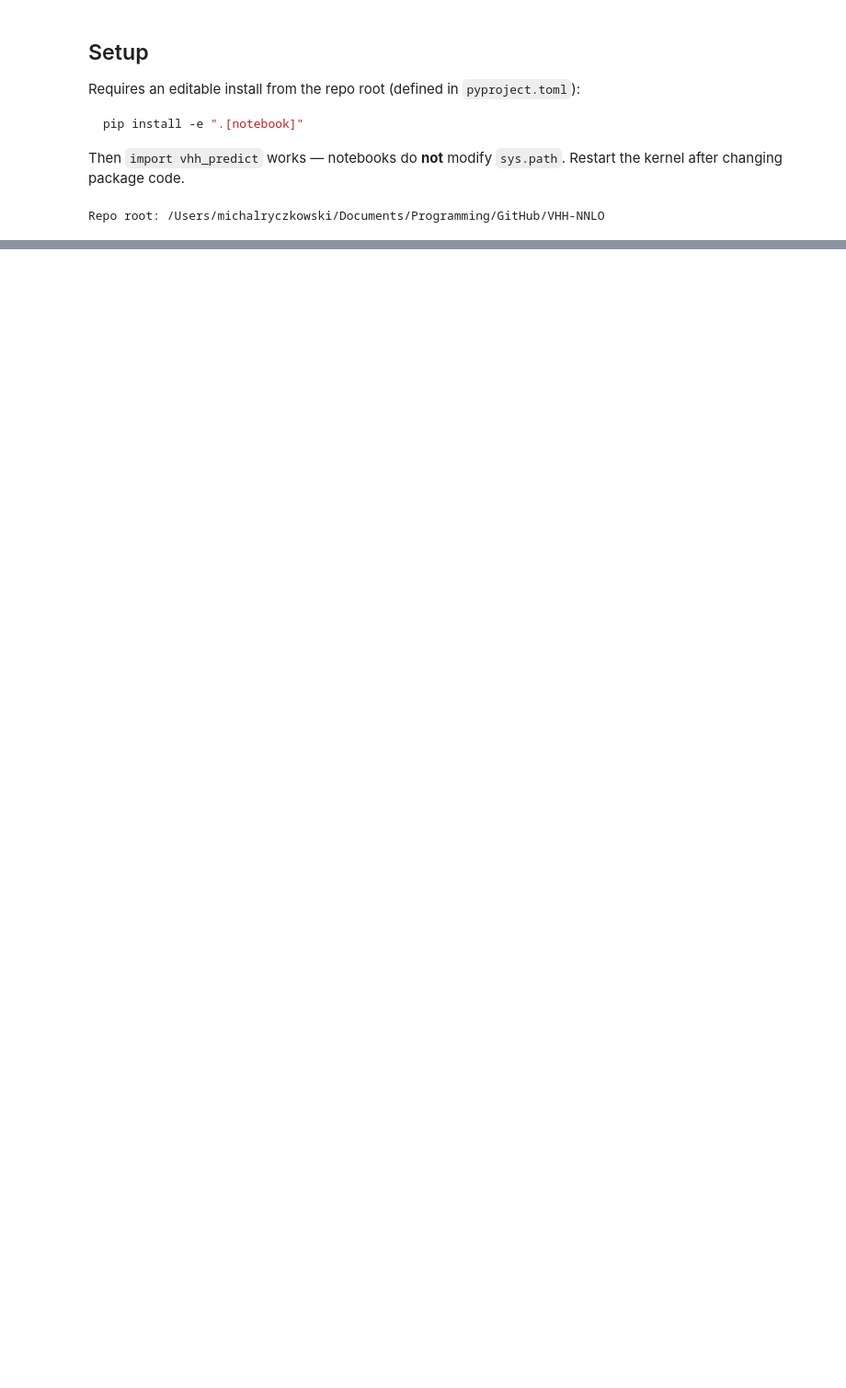
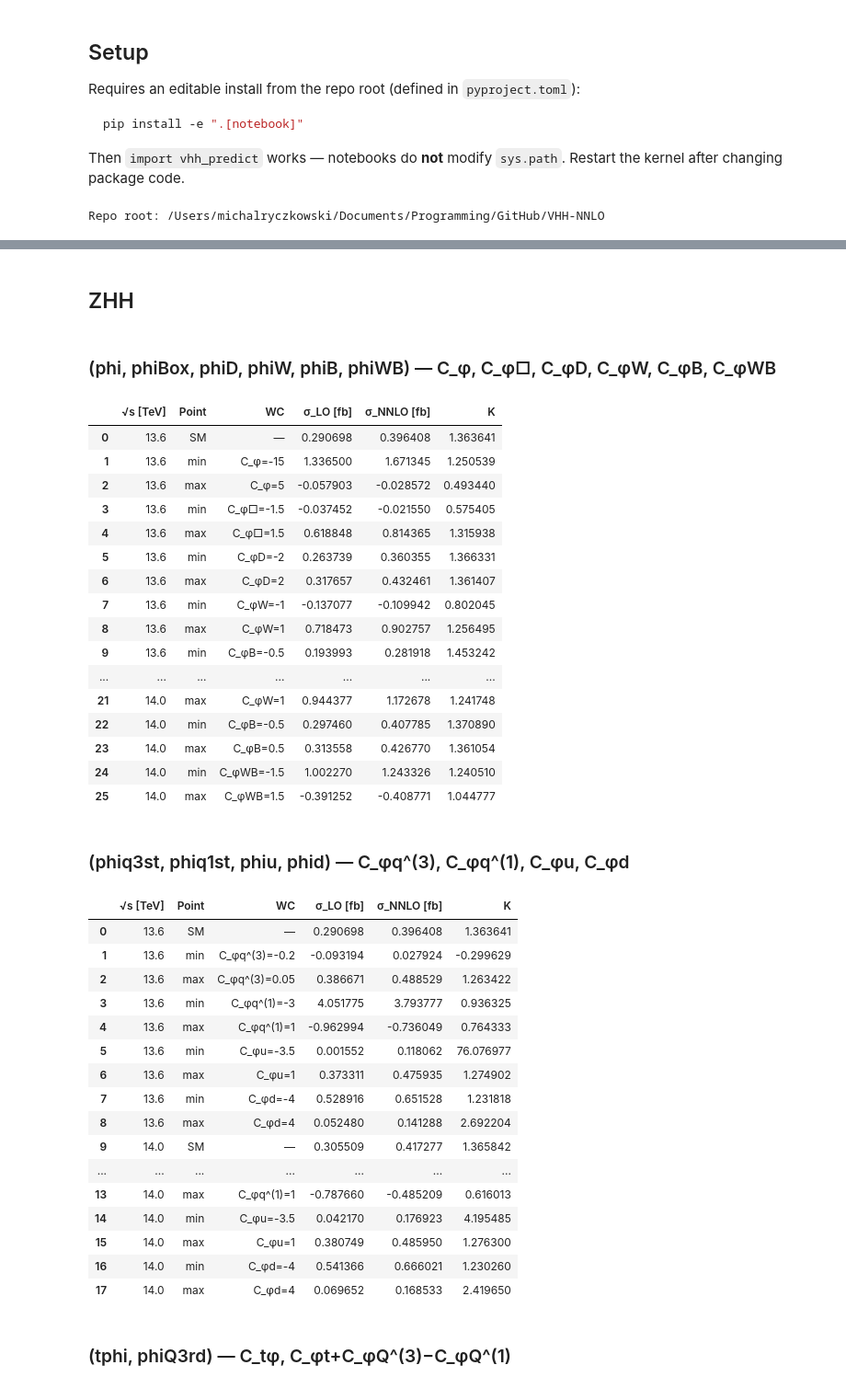
Before and after one commit to Ryczek/VHH-NNLO, a Jupyter notebook: vhh_prediction_SMEFT.ipynb, the cells around one changed output, grey strips where cells are left out. Shown at 92% size. Saved outputs shown, nothing was run; the diff lists cells and outputs as text; code cells hidden in the pictures; blank space fills up the shorter version.

```diff
--- a/vhh_prediction_SMEFT.ipynb
+++ b/vhh_prediction_SMEFT.ipynb
@@ -294,15 +310,10 @@ latex_path = TABLES_DIR / "wc_intervals.tex"
 latex_path.write_text(latex_wc_interval_table(), encoding="utf-8")
 print(f"Saved interval table (all WCs): {latex_path}")
 
-print("σ benchmark WCs:")
-print(f"  W±HH: {', '.join(SMEFT_WC_PLAIN[k] for k in W_SCAN_WC_KEYS)}")
-print(
-    "  ZHH groups: "
-    + " | ".join(
-        "(" + ", ".join(SMEFT_WC_PLAIN[k] for k in group) + ")"
-        for group in ZHH_TABLE_GROUPS
-    )
-)
+print("σ benchmark WCs (all scan axes):")
+for process in CHANNELS:
+    axes = scan_axes(process)
+    print(f"  {process}: {', '.join(axes)}")
 
 for process in CHANNELS:
     display(Markdown(f"## {process}"))
@@ -310,8 +321,12 @@ for process in CHANNELS:
     for key, df in tables.items():
         if process == "ZHH":
             axes = key.split("_")
-            title = ", ".join(SMEFT_WC_PLAIN.get(a, a) for a in axes)
+            title = (
+                f"({', '.join(axes)}) — "
+                + ", ".join(SMEFT_WC_PLAIN.get(a, a) for a in axes)
+            )
             display(Markdown(f"### {title}"))
         else:
-            display(Markdown("### all LO WCs (W_SCAN_WC_KEYS)"))
+            display(Markdown(f"### all scan axes ({', '.join(scan_axes(process))})"))
         display(df)
+# %% [output]
@@ -317,0 +338,38 @@ for process in CHANNELS:
+## ZHH
+### (phi, phiBox, phiD, phiW, phiB, phiWB) — C_φ, C_φ□, C_φD, C_φW, C_φB, C_φWB
+|  | √s [TeV] | Point | WC | σ_LO [fb] | σ_NNLO [fb] | K |
+| 0 | 13.6 | SM | — | 0.290698 | 0.396408 | 1.363641 |
+| 1 | 13.6 | min | C_φ=-15 | 1.336500 | 1.671345 | 1.250539 |
+| 2 | 13.6 | max | C_φ=5 | -0.057903 | -0.028572 | 0.493440 |
+| 3 | 13.6 | min | C_φ□=-1.5 | -0.037452 | -0.021550 | 0.575405 |
+| 4 | 13.6 | max | C_φ□=1.5 | 0.618848 | 0.814365 | 1.315938 |
+| 5 | 13.6 | min | C_φD=-2 | 0.263739 | 0.360355 | 1.366331 |
+| 6 | 13.6 | max | C_φD=2 | 0.317657 | 0.432461 | 1.361407 |
+| 7 | 13.6 | min | C_φW=-1 | -0.137077 | -0.109942 | 0.802045 |
+| 8 | 13.6 | max | C_φW=1 | 0.718473 | 0.902757 | 1.256495 |
+| 9 | 13.6 | min | C_φB=-0.5 | 0.193993 | 0.281918 | 1.453242 |
+| ... | ... | ... | ... | ... | ... | ... |
+| 21 | 14.0 | max | C_φW=1 | 0.944377 | 1.172678 | 1.241748 |
+| 22 | 14.0 | min | C_φB=-0.5 | 0.297460 | 0.407785 | 1.370890 |
+| 23 | 14.0 | max | C_φB=0.5 | 0.313558 | 0.426770 | 1.361054 |
+| 24 | 14.0 | min | C_φWB=-1.5 | 1.002270 | 1.243326 | 1.240510 |
+| 25 | 14.0 | max | C_φWB=1.5 | -0.391252 | -0.408771 | 1.044777 |
+### (phiq3st, phiq1st, phiu, phid) — C_φq^(3), C_φq^(1), C_φu, C_φd
+|  | √s [TeV] | Point | WC | σ_LO [fb] | σ_NNLO [fb] | K |
+| 0 | 13.6 | SM | — | 0.290698 | 0.396408 | 1.363641 |
+| 1 | 13.6 | min | C_φq^(3)=-0.2 | -0.093194 | 0.027924 | -0.299629 |
+| 2 | 13.6 | max | C_φq^(3)=0.05 | 0.386671 | 0.488529 | 1.263422 |
+| 3 | 13.6 | min | C_φq^(1)=-3 | 4.051775 | 3.793777 | 0.936325 |
+| 4 | 13.6 | max | C_φq^(1)=1 | -0.962994 | -0.736049 | 0.764333 |
+| 5 | 13.6 | min | C_φu=-3.5 | 0.001552 | 0.118062 | 76.076977 |
+| 6 | 13.6 | max | C_φu=1 | 0.373311 | 0.475935 | 1.274902 |
+| 7 | 13.6 | min | C_φd=-4 | 0.528916 | 0.651528 | 1.231818 |
+| 8 | 13.6 | max | C_φd=4 | 0.052480 | 0.141288 | 2.692204 |
+| 9 | 14.0 | SM | — | 0.305509 | 0.417277 | 1.365842 |
+| ... | ... | ... | ... | ... | ... | ... |
+| 13 | 14.0 | max | C_φq^(1)=1 | -0.787660 | -0.485209 | 0.616013 |
+| 14 | 14.0 | min | C_φu=-3.5 | 0.042170 | 0.176923 | 4.195485 |
+| 15 | 14.0 | max | C_φu=1 | 0.380749 | 0.485950 | 1.276300 |
+| 16 | 14.0 | min | C_φd=-4 | 0.541366 | 0.666021 | 1.230260 |
+| 17 | 14.0 | max | C_φd=4 | 0.069652 | 0.168533 | 2.419650 |
+### (tphi, phiQ3rd) — C_tφ, C_φt+C_φQ^(3)−C_φQ^(1)
```
Also changed, not shown: parts of 12 cells of this notebook, 56 other files.
